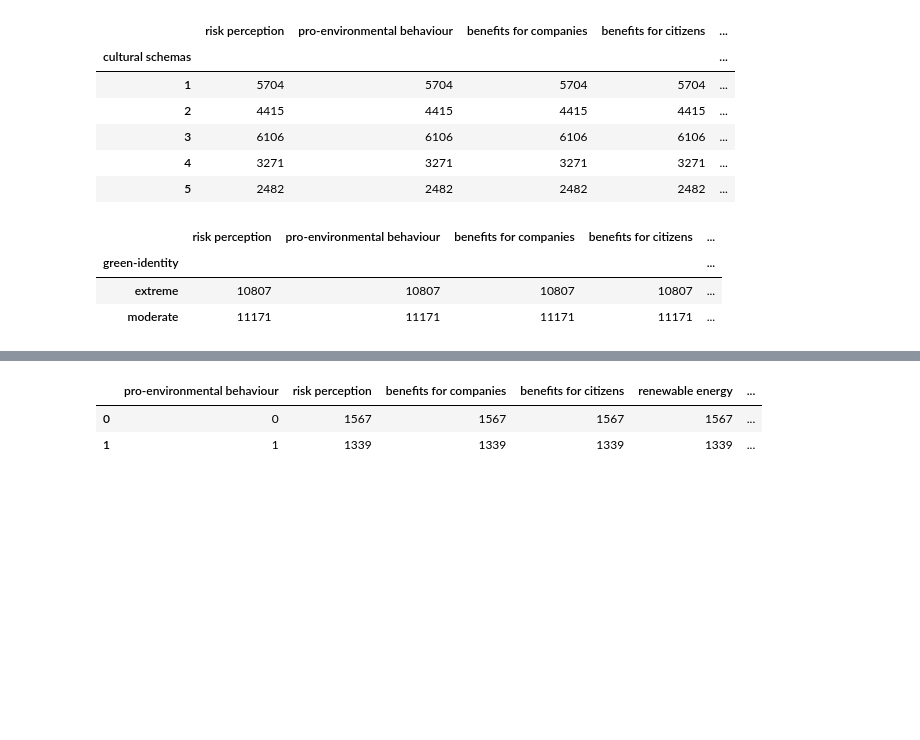
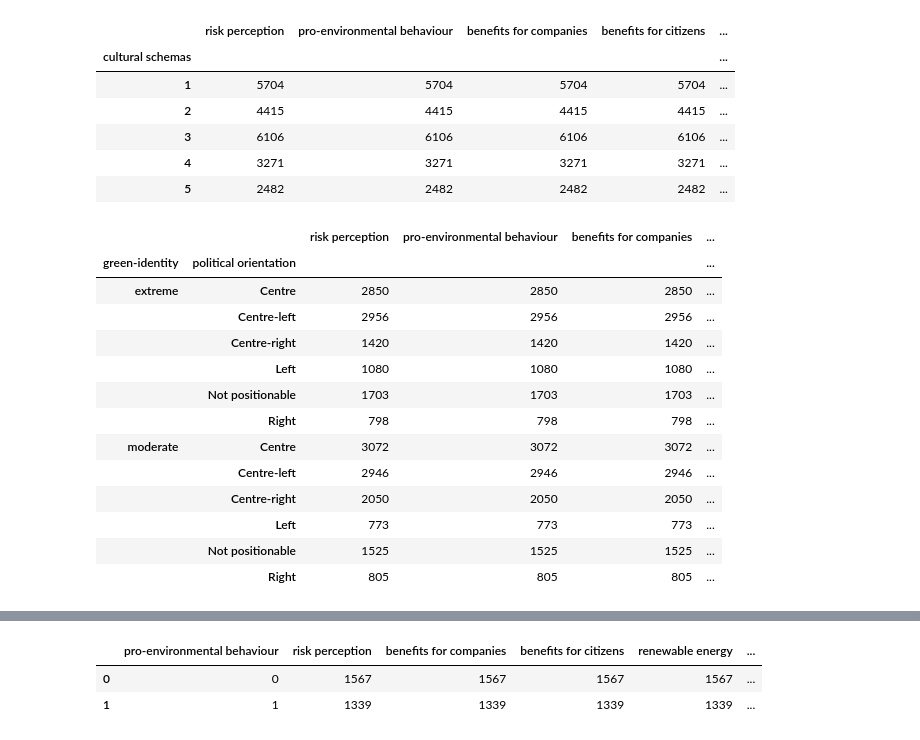
Before and after one commit to claudiagiuspoli/pro-environmental-behaviour, a Jupyter notebook: interpretation.ipynb, the cells around one changed output, grey strips where cells are left out. Cells and saved outputs as stored; diff of their text form; code cells hidden in the pictures; blank space fills up the shorter version.

```diff
--- a/interpretation.ipynb
+++ b/interpretation.ipynb
@@ -42,9 +42,19 @@ df.groupby('cultural schemas').count()
 | 4 | 3271 | 3271 | 3271 | 3271 | ... |
 | 5 | 2482 | 2482 | 2482 | 2482 | ... |
 # %%
-df.groupby('green-identity').count()
+df.groupby(['green-identity', 'political orientation']).count()
 # %% [output]
-|  | risk perception | pro-environmental behaviour | benefits for companies | benefits for citizens | ... |
-| green-identity |  |  |  |  | ... |
-| extreme | 10807 | 10807 | 10807 | 10807 | ... |
-| moderate | 11171 | 11171 | 11171 | 11171 | ... |
+|  |  | risk perception | pro-environmental behaviour | benefits for companies | ... |
+| green-identity | political orientation |  |  |  | ... |
+| extreme | Centre | 2850 | 2850 | 2850 | ... |
+|  | Centre-left | 2956 | 2956 | 2956 | ... |
+|  | Centre-right | 1420 | 1420 | 1420 | ... |
+|  | Left | 1080 | 1080 | 1080 | ... |
+|  | Not positionable | 1703 | 1703 | 1703 | ... |
+|  | Right | 798 | 798 | 798 | ... |
+| moderate | Centre | 3072 | 3072 | 3072 | ... |
+|  | Centre-left | 2946 | 2946 | 2946 | ... |
+|  | Centre-right | 2050 | 2050 | 2050 | ... |
+|  | Left | 773 | 773 | 773 | ... |
+|  | Not positionable | 1525 | 1525 | 1525 | ... |
+|  | Right | 805 | 805 | 805 | ... |
```
Also changed, not shown: parts of 5 cells of this notebook, 2 other files.
